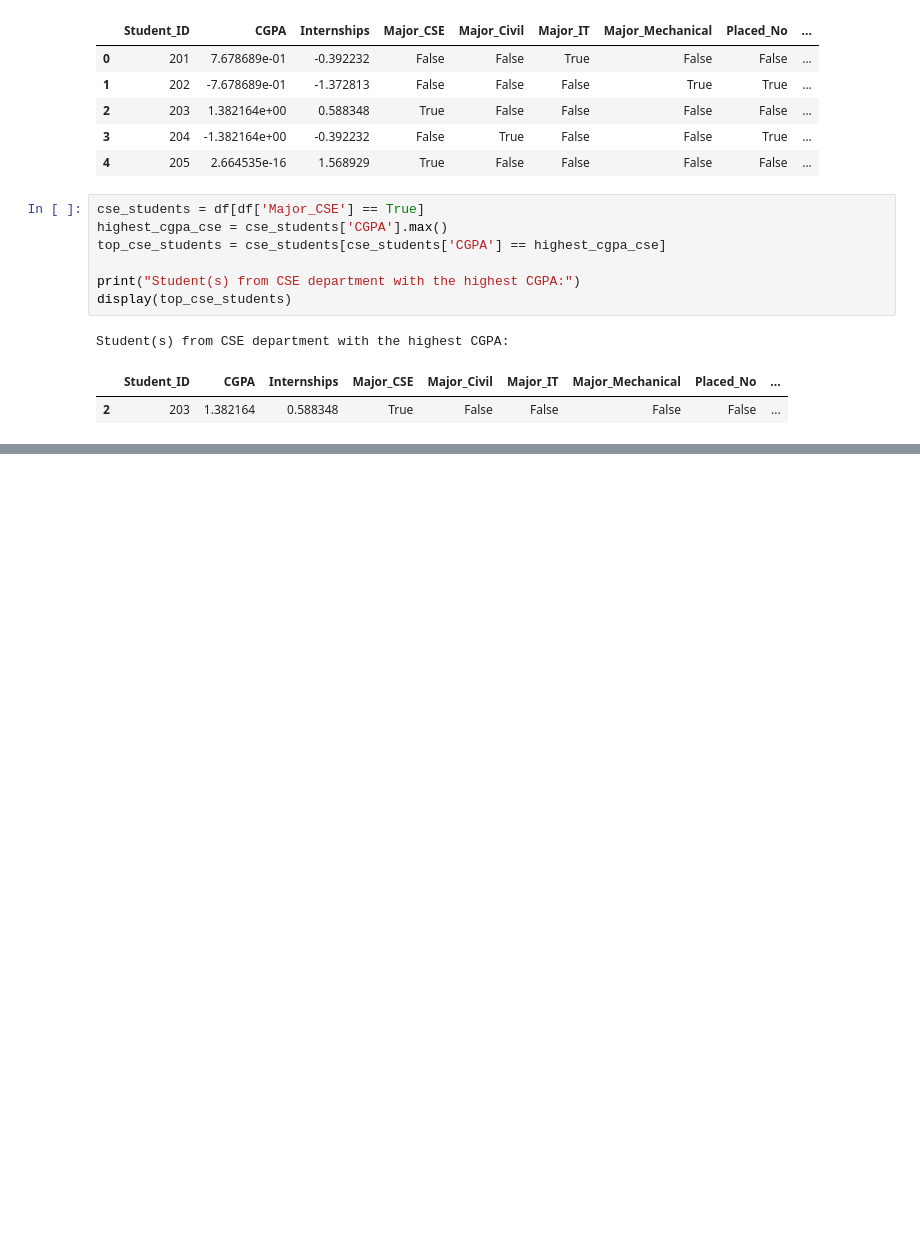
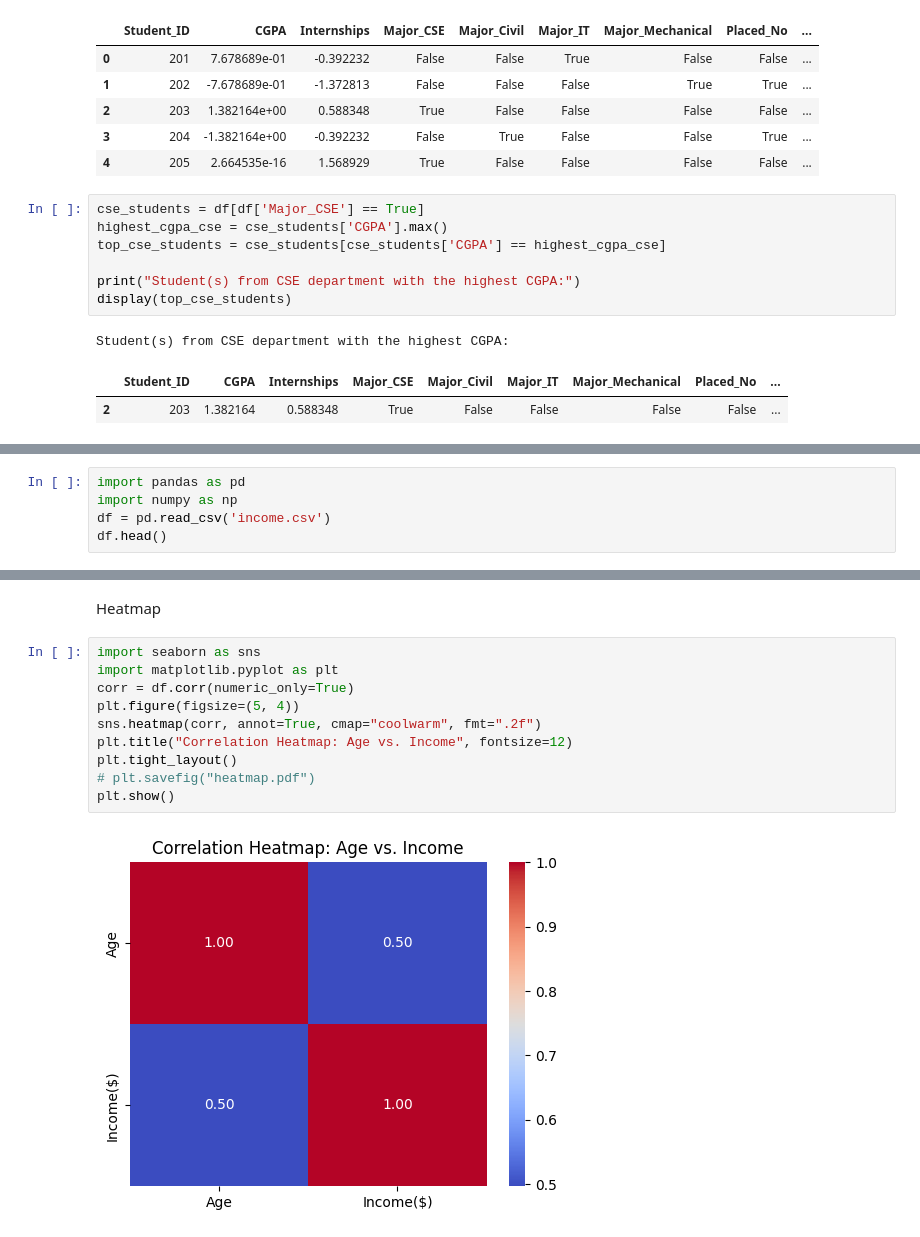
Before and after one commit to nupur221/ML_problem_solving, a Jupyter notebook: data_hnd.ipynb, the cells around one changed output, grey strips where cells are left out. Cells and saved outputs as stored; diff of their text form; blank space fills up the shorter version.

```diff
--- a/data_hnd.ipynb
+++ b/data_hnd.ipynb
@@ -129,0 +149,5 @@ Student(s) from CSE department with the highest CGPA:
+# %%
+import pandas as pd
+import numpy as np
+df = pd.read_csv('income.csv')
+df.head()
@@ -129,0 +161,14 @@ Student(s) from CSE department with the highest CGPA:
+# %% [markdown]
+Heatmap
+# %%
+import seaborn as sns
+import matplotlib.pyplot as plt
+corr = df.corr(numeric_only=True)
+plt.figure(figsize=(5, 4))
+sns.heatmap(corr, annot=True, cmap="coolwarm", fmt=".2f")
+plt.title("Correlation Heatmap: Age vs. Income", fontsize=12)
+plt.tight_layout()
+# plt.savefig("heatmap.pdf")
+plt.show()
+# %% [output]
+[figure, added]
```
Also changed, not shown: parts of 7 cells of this notebook.
